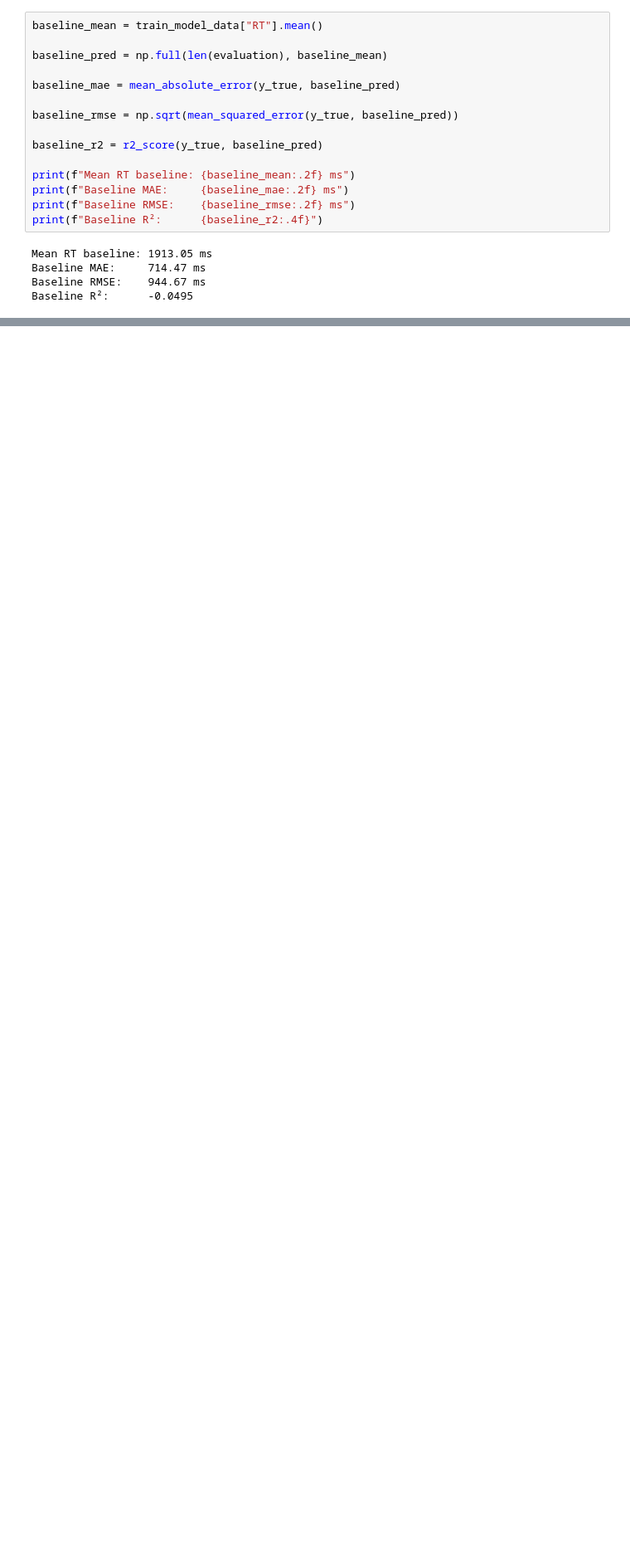
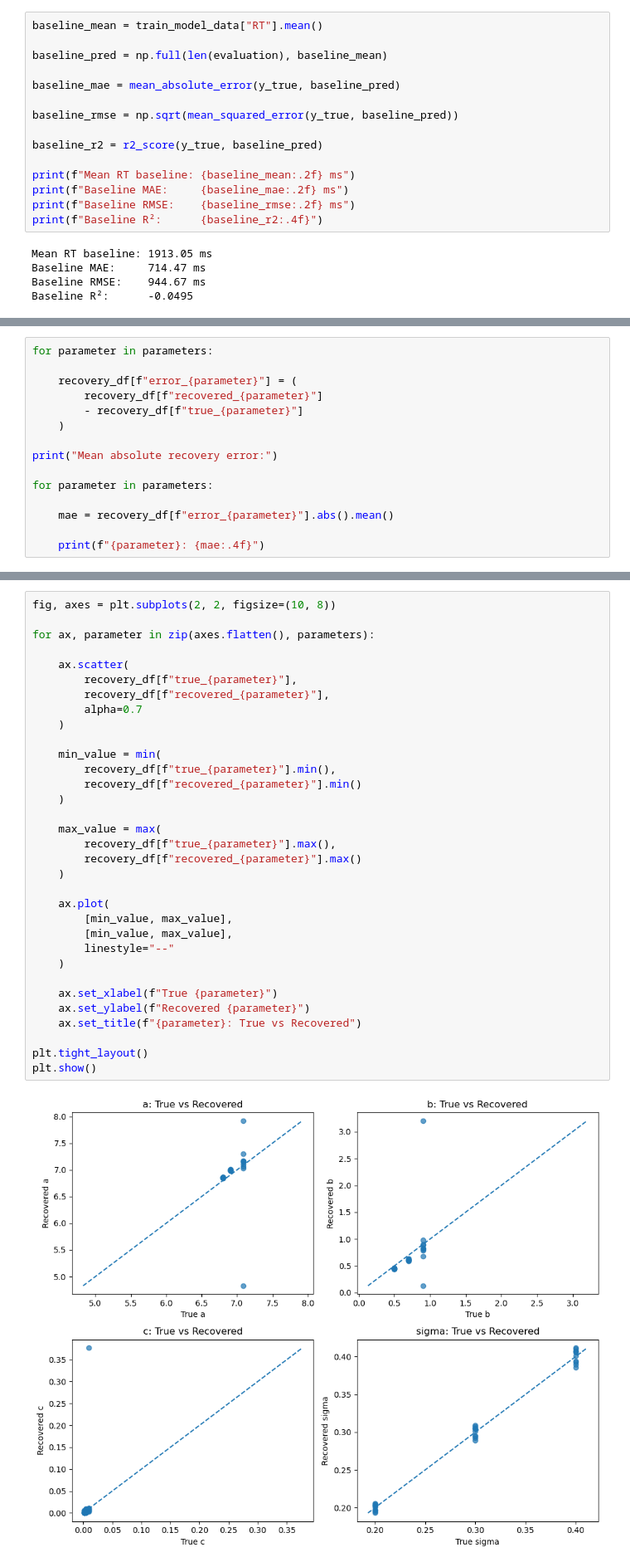
Before and after one commit to Aarohi29/ICCS2026_Final_Project, a Jupyter notebook: notebooks/03_Exponential_Indifference_RT_Model.ipynb, the cells around one changed output, grey strips where cells are left out. Shown at 83% size. Drawn from its saved outputs; the diff is of its cells as text; blank space fills up the shorter version.

```diff
--- a/notebooks/03_Exponential_Indifference_RT_Model.ipynb
+++ b/notebooks/03_Exponential_Indifference_RT_Model.ipynb
@@ -483,0 +637,15 @@ plt.show()
+# %%
+for parameter in parameters:
+
+    recovery_df[f"error_{parameter}"] = (
+        recovery_df[f"recovered_{parameter}"]
+        - recovery_df[f"true_{parameter}"]
+    )
+
+print("Mean absolute recovery error:")
+
+for parameter in parameters:
+
+    mae = recovery_df[f"error_{parameter}"].abs().mean()
+
+    print(f"{parameter}: {mae:.4f}")
@@ -483,0 +658,35 @@ plt.show()
+# %%
+fig, axes = plt.subplots(2, 2, figsize=(10, 8))
+
+for ax, parameter in zip(axes.flatten(), parameters):
+
+    ax.scatter(
+        recovery_df[f"true_{parameter}"],
+        recovery_df[f"recovered_{parameter}"],
+        alpha=0.7
+    )
+
+    min_value = min(
+        recovery_df[f"true_{parameter}"].min(),
+        recovery_df[f"recovered_{parameter}"].min()
+    )
+
+    max_value = max(
+        recovery_df[f"true_{parameter}"].max(),
+        recovery_df[f"recovered_{parameter}"].max()
+    )
+
+    ax.plot(
+        [min_value, max_value],
+        [min_value, max_value],
+        linestyle="--"
+    )
+
+    ax.set_xlabel(f"True {parameter}")
+    ax.set_ylabel(f"Recovered {parameter}")
+    ax.set_title(f"{parameter}: True vs Recovered")
+
+plt.tight_layout()
+plt.show()
+# %% [output]
+[figure, added]
```
Also changed, not shown: parts of 52 cells of this notebook, 3 other files.
